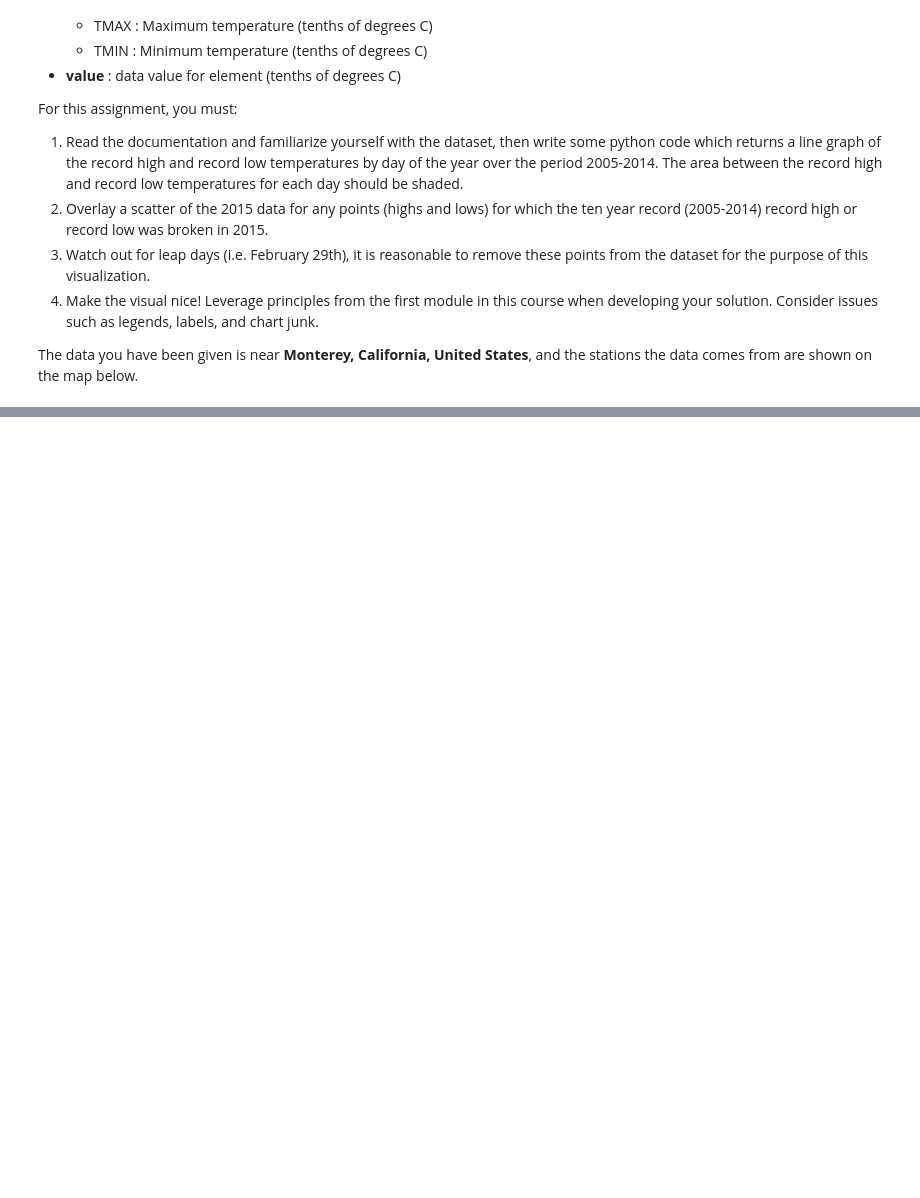
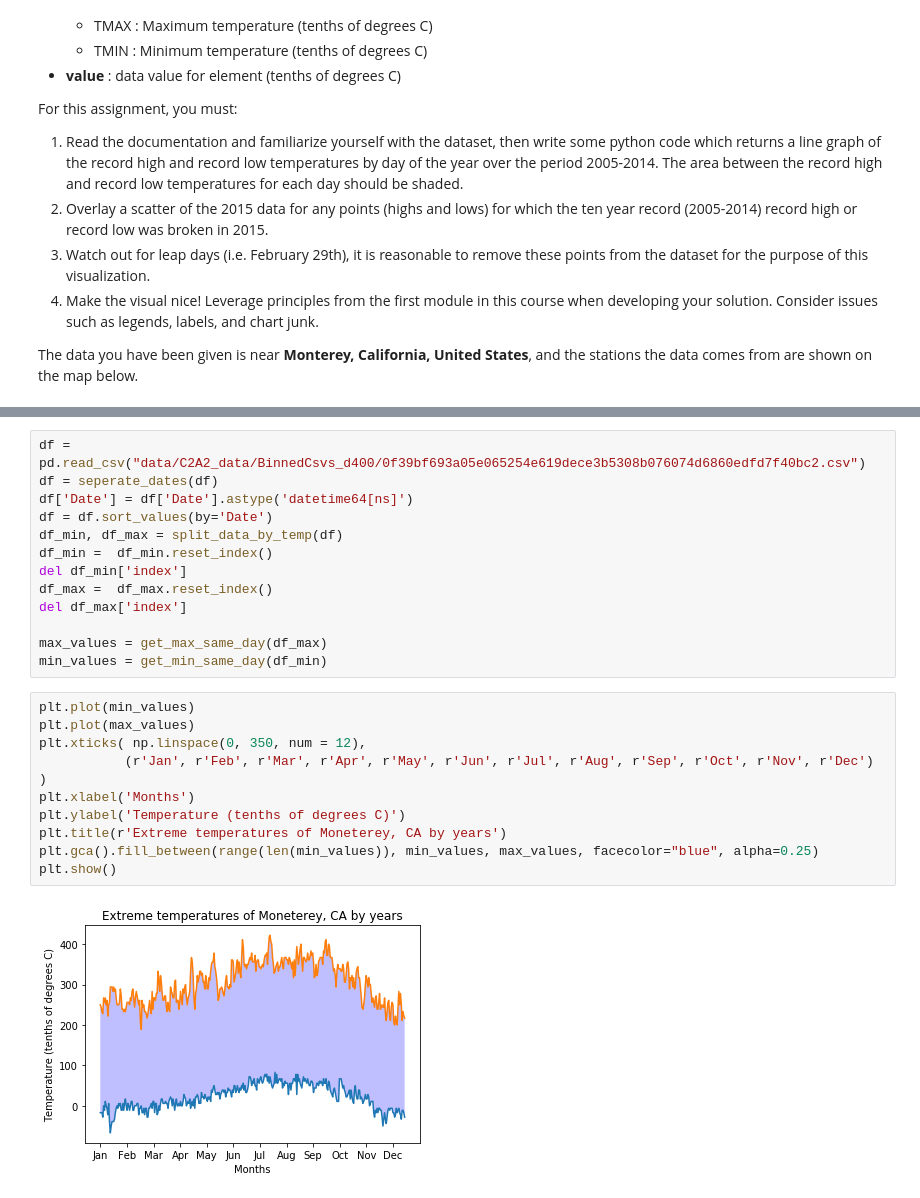
Before and after one commit to Gregory-Eales/monetery-extreme-weather-plotting, a Jupyter notebook: ExtremeWeather.ipynb, the cells around one changed output, grey strips where cells are left out. Saved outputs shown, nothing was run; the diff lists cells and outputs as text; blank space fills up the shorter version.

Commit message:
finalized extreme weather

```diff
--- a/ExtremeWeather.ipynb
+++ b/ExtremeWeather.ipynb
@@ -84,0 +118,25 @@ plt.show()
+# %%
+df = pd.read_csv("data/C2A2_data/BinnedCsvs_d400/0f39bf693a05e065254e619dece3b5308b076074d6860edfd7f40bc2.csv")
+df = seperate_dates(df)
+df['Date'] = df['Date'].astype('datetime64[ns]')
+df = df.sort_values(by='Date')
+df_min, df_max = split_data_by_temp(df)
+df_min =  df_min.reset_index()
+del df_min['index']
+df_max =  df_max.reset_index()
+del df_max['index']
+
+max_values = get_max_same_day(df_max)
+min_values = get_min_same_day(df_min)
+# %%
+plt.plot(min_values)
+plt.plot(max_values)
+plt.xticks( np.linspace(0, 350, num = 12),
+           (r'Jan', r'Feb', r'Mar', r'Apr', r'May', r'Jun', r'Jul', r'Aug', r'Sep', r'Oct', r'Nov', r'Dec') )
+plt.xlabel('Months')
+plt.ylabel('Temperature (tenths of degrees C)')
+plt.title(r'Extreme temperatures of Moneterey, CA by years')
+plt.gca().fill_between(range(len(min_values)), min_values, max_values, facecolor="blue", alpha=0.25)
+plt.show()
+# %% [output]
+[figure, added]
```
Also changed, not shown: parts of 1 cell of this notebook, 1 other file.
